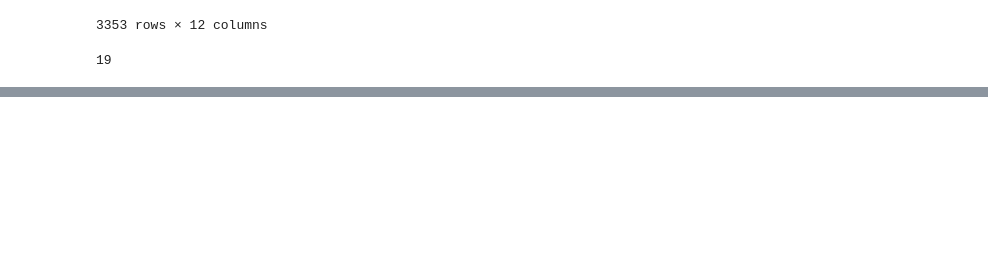
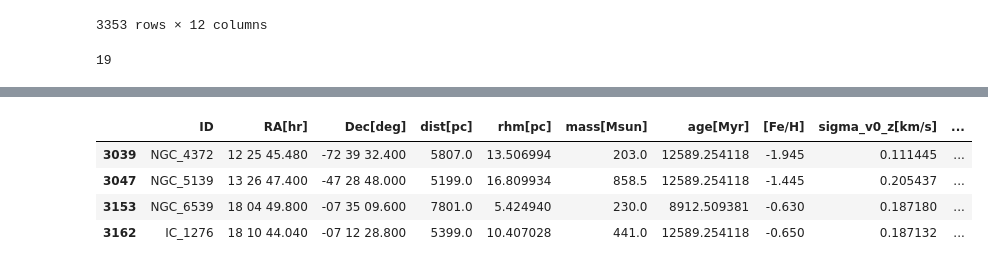
Before and after one commit to ageller/EB-LSST, a Jupyter notebook: input/clusters/sampleOCs.ipynb, the cells around one changed output, grey strips where cells are left out. Drawn from its saved outputs; the diff is of its cells as text; code cells hidden in the pictures; blank space fills up the shorter version.

```diff
--- a/input/clusters/sampleOCs.ipynb
+++ b/input/clusters/sampleOCs.ipynb
@@ -36,0 +77,10 @@ print(len(sample))
+# %%
+sample = OC.loc[(OC['mass[Msun]'] > 200) & (OC['age[Myr]'] > 2500) & (OC['dist[pc]'] >= 5000)]
+#sample.to_csv('OCsForEmily_2_5Gyr.csv', index=False)
+sample
+# %% [output]
+|  | ID | RA[hr] | Dec[deg] | dist[pc] | rhm[pc] | mass[Msun] | age[Myr] | [Fe/H] | sigma_v0_z[km/s] | ... |
+| 3039 | NGC_4372 | 12 25 45.480 | -72 39 32.400 | 5807.0 | 13.506994 | 203.0 | 12589.254118 | -1.945 | 0.111445 | ... |
+| 3047 | NGC_5139 | 13 26 47.400 | -47 28 48.000 | 5199.0 | 16.809934 | 858.5 | 12589.254118 | -1.445 | 0.205437 | ... |
+| 3153 | NGC_6539 | 18 04 49.800 | -07 35 09.600 | 7801.0 | 5.424940 | 230.0 | 8912.509381 | -0.630 | 0.187180 | ... |
+| 3162 | IC_1276 | 18 10 44.040 | -07 12 28.800 | 5399.0 | 10.407028 | 441.0 | 12589.254118 | -0.650 | 0.187132 | ... |
```
Also changed, not shown: parts of 2 cells of this notebook, 1 other file.
